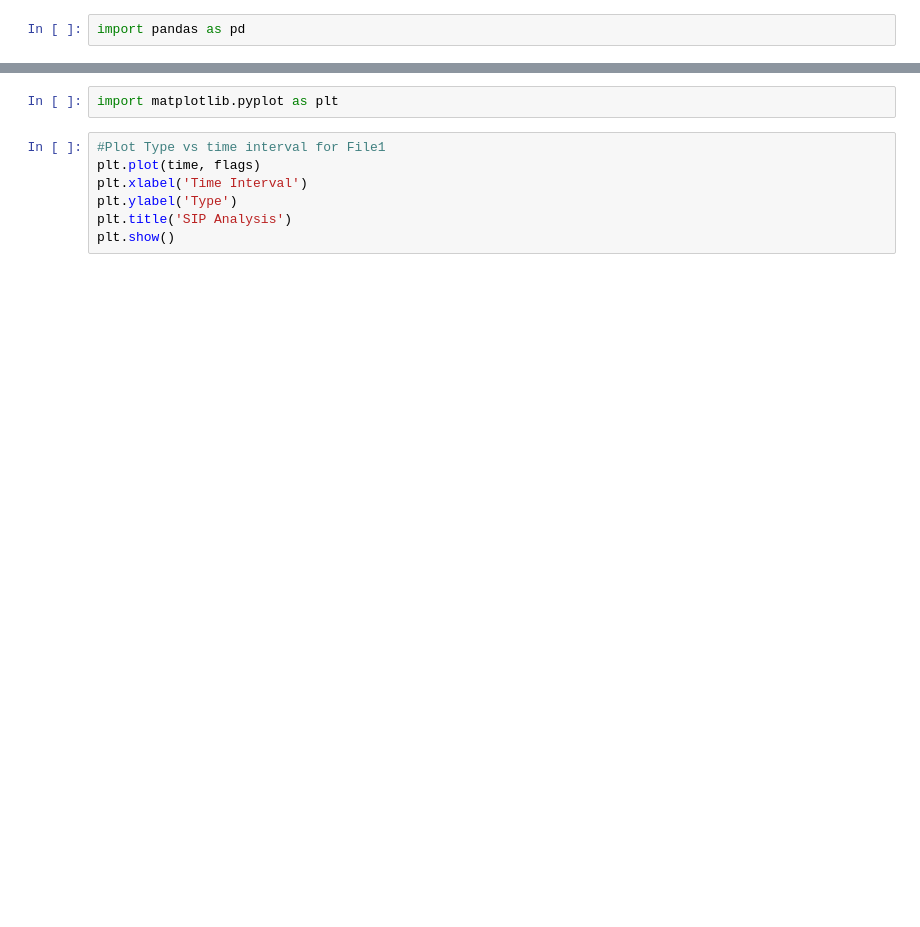
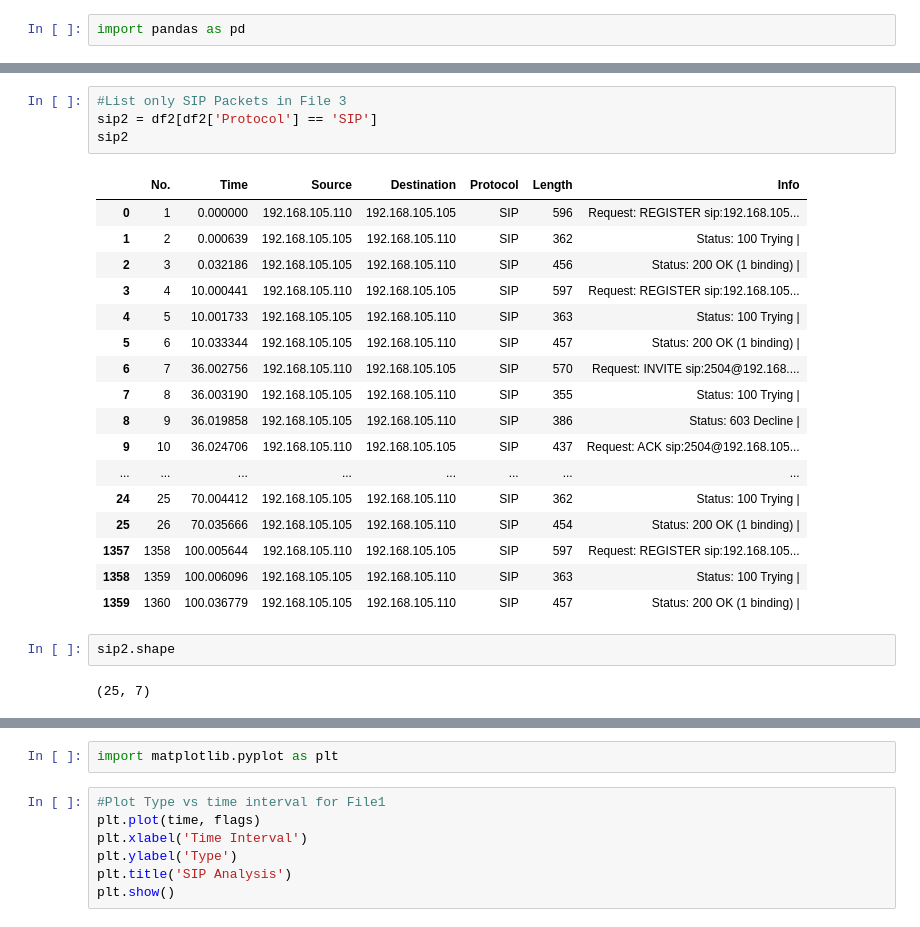
Before and after one commit to akashdecoder/CISCO_PROJECT_SIP_PROTOCOL, a Jupyter notebook: SIPAnalysis.ipynb, the cells around one changed output, grey strips where cells are left out. Saved outputs shown, nothing was run; the diff lists cells and outputs as text; blank space fills up the shorter version.

```diff
--- a/SIPAnalysis.ipynb
+++ b/SIPAnalysis.ipynb
@@ -98 +122,27 @@ sip1.shape
+# %%
+#List only SIP Packets in File 3
+sip2 = df2[df2['Protocol'] == 'SIP']
+sip2
+# %% [output]
+|  | No. | Time | Source | Destination | Protocol | Length | Info |
+| 0 | 1 | 0.000000 | 192.168.105.110 | 192.168.105.105 | SIP | 596 | Request: REGISTER sip:192.168.105... |
+| 1 | 2 | 0.000639 | 192.168.105.105 | 192.168.105.110 | SIP | 362 | Status: 100 Trying | |
+| 2 | 3 | 0.032186 | 192.168.105.105 | 192.168.105.110 | SIP | 456 | Status: 200 OK (1 binding) | |
+| 3 | 4 | 10.000441 | 192.168.105.110 | 192.168.105.105 | SIP | 597 | Request: REGISTER sip:192.168.105... |
+| 4 | 5 | 10.001733 | 192.168.105.105 | 192.168.105.110 | SIP | 363 | Status: 100 Trying | |
+| 5 | 6 | 10.033344 | 192.168.105.105 | 192.168.105.110 | SIP | 457 | Status: 200 OK (1 binding) | |
+| 6 | 7 | 36.002756 | 192.168.105.110 | 192.168.105.105 | SIP | 570 | Request: INVITE sip:2504@192.168.... |
+| 7 | 8 | 36.003190 | 192.168.105.105 | 192.168.105.110 | SIP | 355 | Status: 100 Trying | |
+| 8 | 9 | 36.019858 | 192.168.105.105 | 192.168.105.110 | SIP | 386 | Status: 603 Decline | |
+| 9 | 10 | 36.024706 | 192.168.105.110 | 192.168.105.105 | SIP | 437 | Request: ACK sip:2504@192.168.105... |
+| ... | ... | ... | ... | ... | ... | ... | ... |
+| 24 | 25 | 70.004412 | 192.168.105.105 | 192.168.105.110 | SIP | 362 | Status: 100 Trying | |
+| 25 | 26 | 70.035666 | 192.168.105.105 | 192.168.105.110 | SIP | 454 | Status: 200 OK (1 binding) | |
+| 1357 | 1358 | 100.005644 | 192.168.105.110 | 192.168.105.105 | SIP | 597 | Request: REGISTER sip:192.168.105... |
+| 1358 | 1359 | 100.006096 | 192.168.105.105 | 192.168.105.110 | SIP | 363 | Status: 100 Trying | |
+| 1359 | 1360 | 100.036779 | 192.168.105.105 | 192.168.105.110 | SIP | 457 | Status: 200 OK (1 binding) | |
+# %%
+sip2.shape
+# %% [output]
+(25, 7)
 # %%
```
Also changed, not shown: parts of 26 cells of this notebook, 6 other files.
